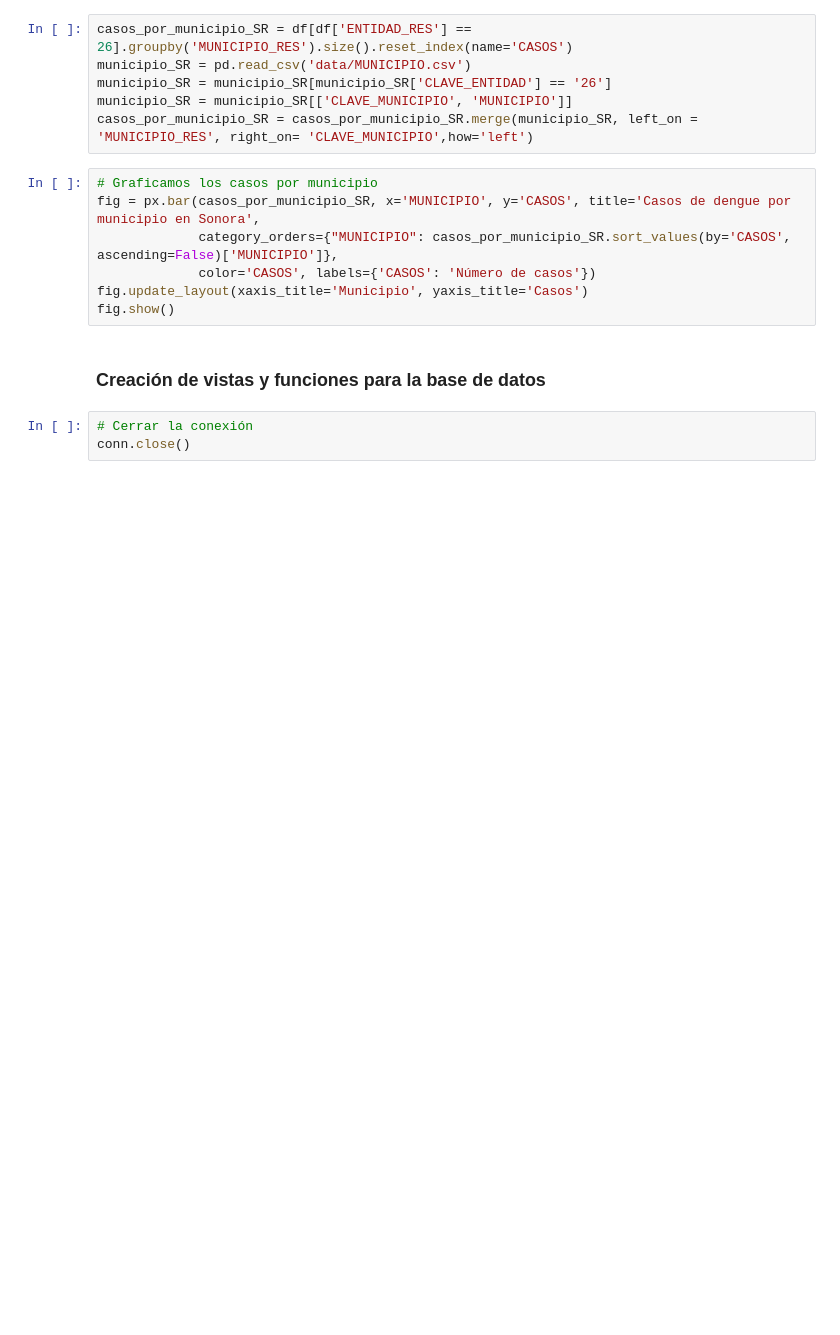
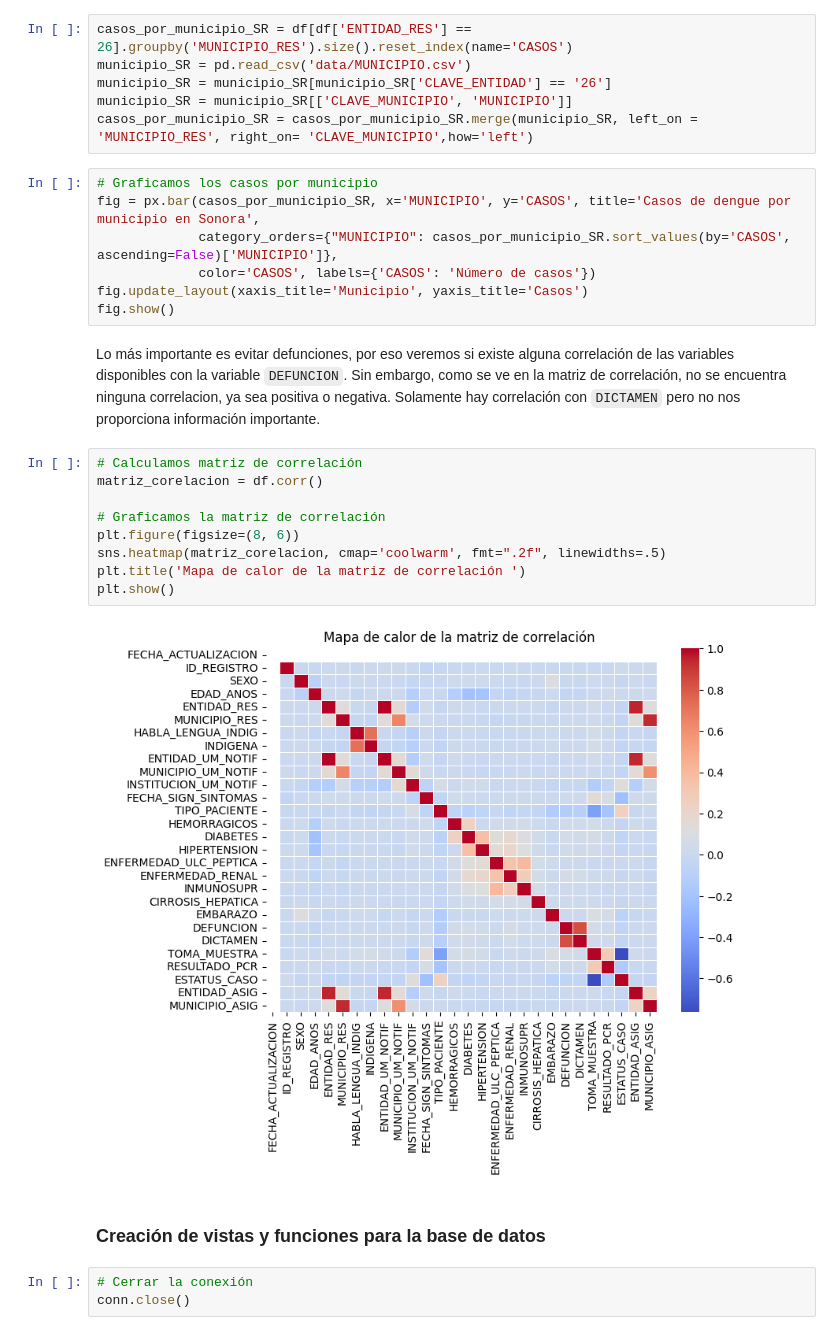
Before and after one commit to anmerino-pnd/dengue_2023, a Jupyter notebook: intro_mcd.ipynb, the cells around one changed output. Drawn from its saved outputs; the diff is of its cells as text; blank space fills up the shorter version.

Commit message:
matriz de correlacion

```diff
--- a/intro_mcd.ipynb
+++ b/intro_mcd.ipynb
@@ -259,6 +260,19 @@ fig = px.bar(casos_por_municipio_SR, x='MUNICIPIO', y='CASOS', title='Casos de d
              color='CASOS', labels={'CASOS': 'Número de casos'})
 fig.update_layout(xaxis_title='Municipio', yaxis_title='Casos')
 fig.show()
+# %% [markdown]
+Lo más importante es evitar defunciones, por eso veremos si existe alguna correlación de las variables disponibles con la variable `DEFUNCION`. Sin embargo, como se ve en la matriz de correlación, no se encuentra ninguna correlacion, ya sea positiva o negativa. Solamente hay correlación con `DICTAMEN` pero no nos proporciona información importante.
+# %%
+# Calculamos matriz de correlación
+matriz_corelacion = df.corr()
+
+# Graficamos la matriz de correlación
+plt.figure(figsize=(8, 6))
+sns.heatmap(matriz_corelacion, cmap='coolwarm', fmt=".2f", linewidths=.5)
+plt.title('Mapa de calor de la matriz de correlación ')
+plt.show()
+# %% [output]
+[figure, added]
 # %% [markdown]
 ### Creación de vistas y funciones para la base de datos
 # %%
```
Also changed, not shown: parts of 1 cell of this notebook.
